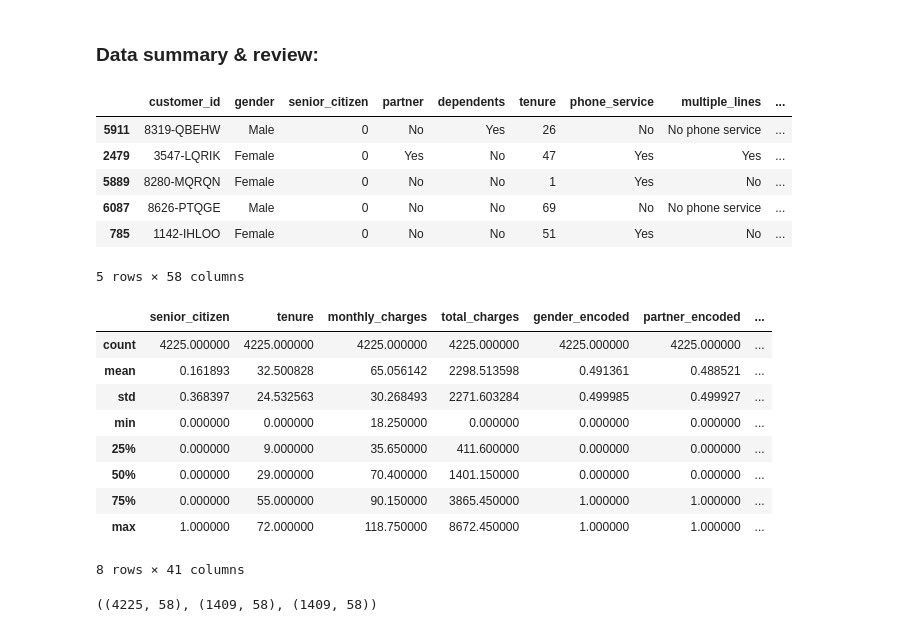
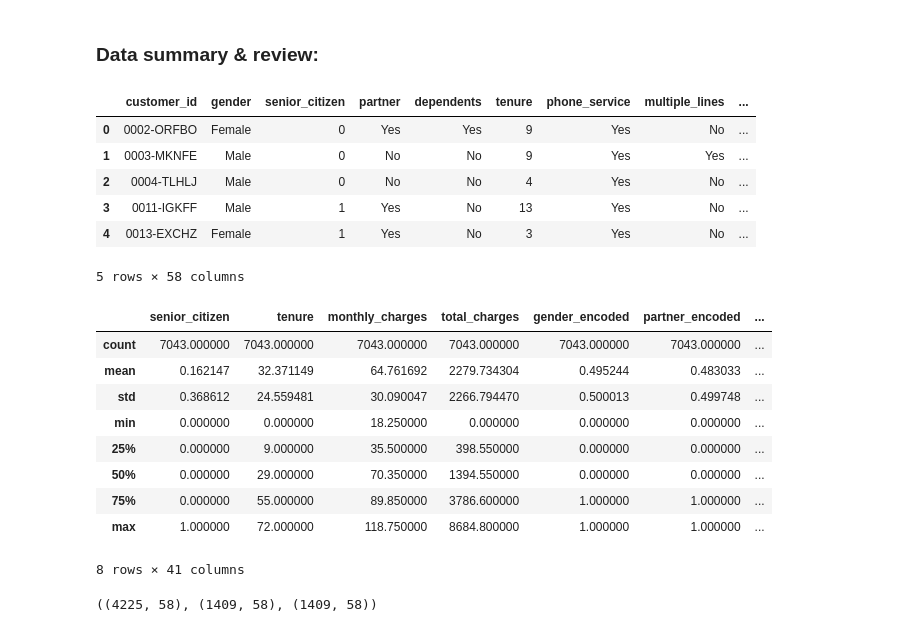
Before and after one commit to Chellyann-moreno/classifications-project, a Jupyter notebook: final_report.ipynb, the cells around one changed output. Drawn from its saved outputs; the diff is of its cells as text; code cells hidden in the pictures.

```diff
--- a/final_report.ipynb
+++ b/final_report.ipynb
@@ -54,28 +54,28 @@ train,test,validate=prep.split_data(telco,'churn')
 ### Data summary & review:
 # %%
 #visualizing first 4 rows of the train data.
-train.head()
+telco.head()
 # %% [output]
 |  | customer_id | gender | senior_citizen | partner | dependents | tenure | phone_service | multiple_lines | ... |
-| 5911 | 8319-QBEHW | Male | 0 | No | Yes | 26 | No | No phone service | ... |
-| 2479 | 3547-LQRIK | Female | 0 | Yes | No | 47 | Yes | Yes | ... |
-| 5889 | 8280-MQRQN | Female | 0 | No | No | 1 | Yes | No | ... |
-| 6087 | 8626-PTQGE | Male | 0 | No | No | 69 | No | No phone service | ... |
-| 785 | 1142-IHLOO | Female | 0 | No | No | 51 | Yes | No | ... |
+| 0 | 0002-ORFBO | Female | 0 | Yes | Yes | 9 | Yes | No | ... |
+| 1 | 0003-MKNFE | Male | 0 | No | No | 9 | Yes | Yes | ... |
+| 2 | 0004-TLHLJ | Male | 0 | No | No | 4 | Yes | No | ... |
+| 3 | 0011-IGKFF | Male | 1 | Yes | No | 13 | Yes | No | ... |
+| 4 | 0013-EXCHZ | Female | 1 | Yes | No | 3 | Yes | No | ... |
 5 rows × 58 columns
 # %%
 # visualizing train stats numbers.
-train.describe()
+telco.describe()
 # %% [output]
 |  | senior_citizen | tenure | monthly_charges | total_charges | gender_encoded | partner_encoded | ... |
-| count | 4225.000000 | 4225.000000 | 4225.000000 | 4225.000000 | 4225.000000 | 4225.000000 | ... |
-| mean | 0.161893 | 32.500828 | 65.056142 | 2298.513598 | 0.491361 | 0.488521 | ... |
-| std | 0.368397 | 24.532563 | 30.268493 | 2271.603284 | 0.499985 | 0.499927 | ... |
+| count | 7043.000000 | 7043.000000 | 7043.000000 | 7043.000000 | 7043.000000 | 7043.000000 | ... |
+| mean | 0.162147 | 32.371149 | 64.761692 | 2279.734304 | 0.495244 | 0.483033 | ... |
+| std | 0.368612 | 24.559481 | 30.090047 | 2266.794470 | 0.500013 | 0.499748 | ... |
 | min | 0.000000 | 0.000000 | 18.250000 | 0.000000 | 0.000000 | 0.000000 | ... |
-| 25% | 0.000000 | 9.000000 | 35.650000 | 411.600000 | 0.000000 | 0.000000 | ... |
-| 50% | 0.000000 | 29.000000 | 70.400000 | 1401.150000 | 0.000000 | 0.000000 | ... |
-| 75% | 0.000000 | 55.000000 | 90.150000 | 3865.450000 | 1.000000 | 1.000000 | ... |
-| max | 1.000000 | 72.000000 | 118.750000 | 8672.450000 | 1.000000 | 1.000000 | ... |
+| 25% | 0.000000 | 9.000000 | 35.500000 | 398.550000 | 0.000000 | 0.000000 | ... |
+| 50% | 0.000000 | 29.000000 | 70.350000 | 1394.550000 | 0.000000 | 0.000000 | ... |
+| 75% | 0.000000 | 55.000000 | 89.850000 | 3786.600000 | 1.000000 | 1.000000 | ... |
+| max | 1.000000 | 72.000000 | 118.750000 | 8684.800000 | 1.000000 | 1.000000 | ... |
 8 rows × 41 columns
 # %%
 # visualizing the number of rows and columns in train, validate, and test dataset
```
Also changed, not shown: parts of 2 cells of this notebook.
